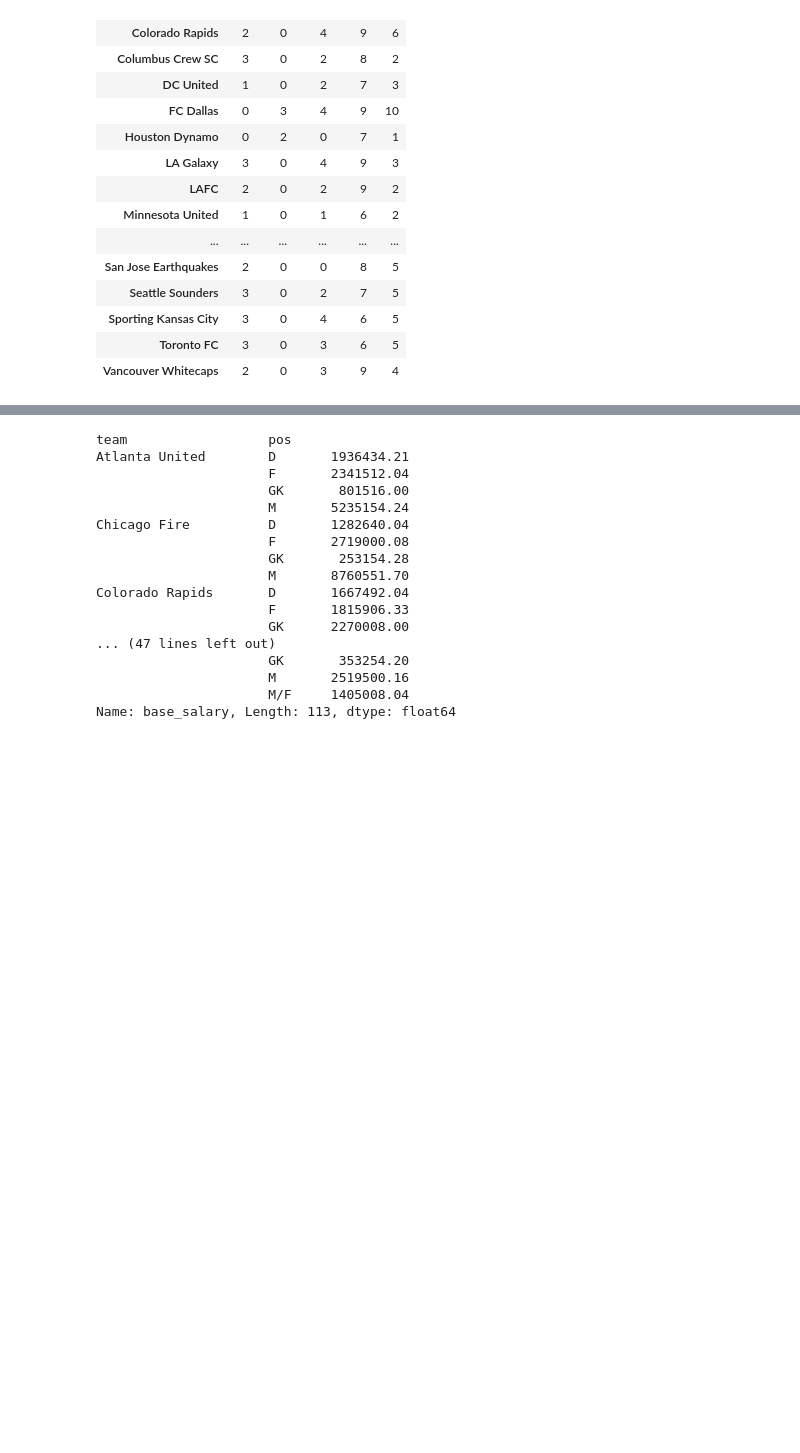
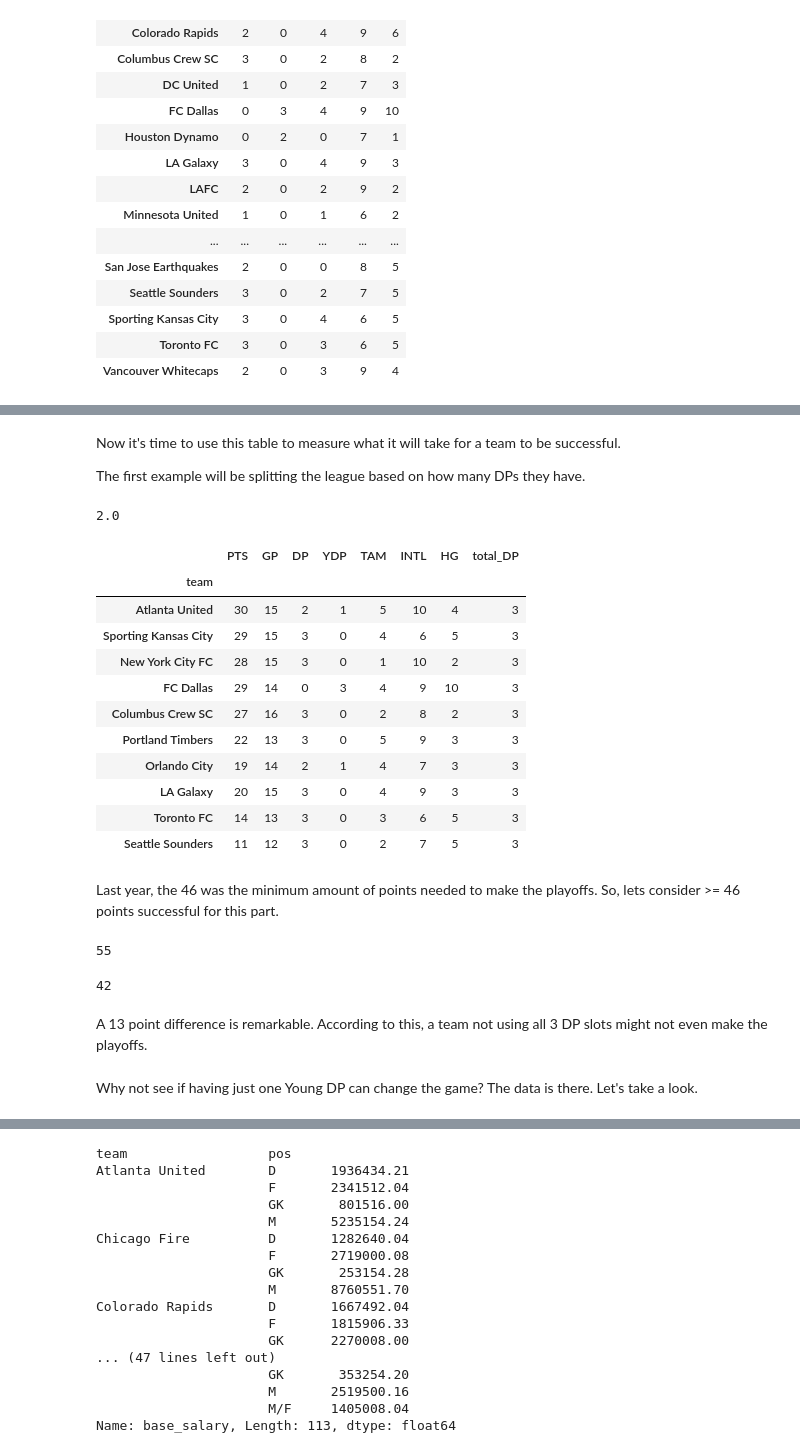
Before and after one commit to eggarcia28/MLS-Salaries, a Jupyter notebook: MLSPU Salaries.ipynb, the cells around one changed output, grey strips where cells are left out. Cells and saved outputs as stored; diff of their text form; code cells hidden in the pictures; blank space fills up the shorter version.

```diff
--- a/MLSPU Salaries.ipynb
+++ b/MLSPU Salaries.ipynb
@@ -200,0 +207,27 @@ roster_info
+# %%
+#Manually entered data from MLS Standings
+table_data = {'team': ['Atlanta United',
+                       'Sporting Kansas City',
+                       'New York City FC',
+                       'FC Dallas',
+                       'Columbus Crew SC',
+                       'New York Red Bulls',
+                       'Real Salt Lake',
+                       'New England Revolution',
+                       'LAFC',
+                       'Portland Timbers',
+                       'Vancouver Whitecaps',
+                       'Orlando City',
+                       'Houston Dynamo',
+                       'Philadelphia Union',
+                       'LA Galaxy',
+                       'Chicago Fire',
+                       'Minnesota United',
+                       'Montreal Impact',
+                       'Toronto FC',
+                       'DC United',
+                       'San Jose Earthquakes',
+                       'Seattle Sounders',
+                       'Colorado Rapids'],
+              'PTS': [30, 29, 28, 29, 27, 23, 22, 23, 24, 22, 23, 19, 21, 18, 20, 18, 16, 12, 14, 9, 9, 11, 8],
+              'GP': [15, 15, 15, 14, 16, 13, 15, 15, 14, 13, 16, 14, 14, 15, 15, 15, 14, 15, 13, 11, 14, 12, 13]}
@@ -200,0 +307,37 @@ roster_info
+# %% [markdown]
+Now it's time to use this table to measure what it will take for a team to be successful.
+
+The first example will be splitting the league based on how many DPs they have.
+# %%
+mls['total_DP'].quantile(0.5)
+# %% [output]
+2.0
+# %%
+mls[mls['total_DP'] == 3]
+# %% [output]
+|  | PTS | GP | DP | YDP | TAM | INTL | HG | total_DP |
+| team |  |  |  |  |  |  |  |  |
+| Atlanta United | 30 | 15 | 2 | 1 | 5 | 10 | 4 | 3 |
+| Sporting Kansas City | 29 | 15 | 3 | 0 | 4 | 6 | 5 | 3 |
+| New York City FC | 28 | 15 | 3 | 0 | 1 | 10 | 2 | 3 |
+| FC Dallas | 29 | 14 | 0 | 3 | 4 | 9 | 10 | 3 |
+| Columbus Crew SC | 27 | 16 | 3 | 0 | 2 | 8 | 2 | 3 |
+| Portland Timbers | 22 | 13 | 3 | 0 | 5 | 9 | 3 | 3 |
+| Orlando City | 19 | 14 | 2 | 1 | 4 | 7 | 3 | 3 |
+| LA Galaxy | 20 | 15 | 3 | 0 | 4 | 9 | 3 | 3 |
+| Toronto FC | 14 | 13 | 3 | 0 | 3 | 6 | 5 | 3 |
+| Seattle Sounders | 11 | 12 | 3 | 0 | 2 | 7 | 5 | 3 |
+# %% [markdown]
+Last year, the 46 was the minimum amount of points needed to make the playoffs. So, lets consider >= 46 points successful for this part.
+# %%
+round(mls[mls['total_DP'] == 3]['PTS'].sum() / mls[mls['total_DP'] == 3]['GP'].sum() * 34)
+# %% [output]
+55
+# %%
+round(mls[mls['total_DP'] < 3]['PTS'].sum() / mls[mls['total_DP'] < 3]['GP'].sum() * 34)
+# %% [output]
+42
+# %% [markdown]
+A 13 point difference is remarkable. According to this, a team not using all 3 DP slots might not even make the playoffs.
+# %% [markdown]
+Why not see if having just one Young DP can change the game? The data is there. Let's take a look.
```
Also changed, not shown: parts of 122 cells of this notebook.
